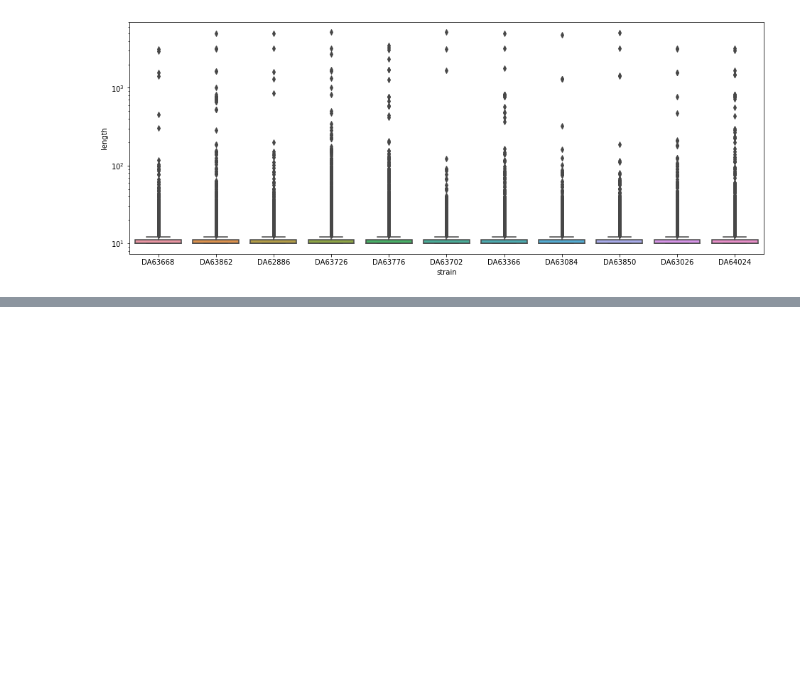
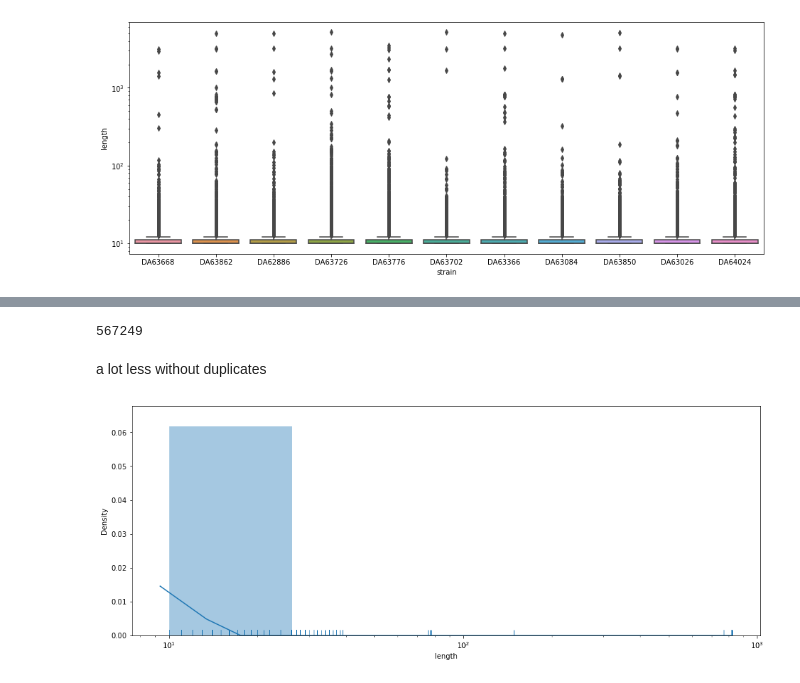
Before and after one commit to andrewgull/HeteroR, a Jupyter notebook: notebooks/repeats_summary.ipynb, the cells around one changed output, grey strips where cells are left out. Cells and saved outputs as stored; diff of their text form; code cells hidden in the pictures; blank space fills up the shorter version.

Commit message:
updates with mismatches

```diff
--- a/notebooks/repeats_summary.ipynb
+++ b/notebooks/repeats_summary.ipynb
@@ -51,13 +51,13 @@ Results look like this:
 # %%
 import glob
 
-def make_repeats_df(spacer_file):
+def make_repeats_df(spacer_file, strain_index=0):
     # remove duplicated rows!
     with open(spacer_file) as f:
         output_lines = [line.rstrip() for line in f.readlines()]
     parsed_lines = [parse_spacer(line) for line in output_lines]
     spacer_df = pd.DataFrame(columns=["record_id", "start_1", "end_1", "start_2", "end_2", "length"], data=parsed_lines)
-    spacer_df["strain"] = spacer_file.split("/")[0]
+    spacer_df["strain"] = spacer_file.split("/")[strain_index]
     return spacer_df
 
 
@@ -127,0 +136,6 @@ bxplt.set(yscale="log")
+# %%
+mismatch_output = "/home/andrei/Data/HeteroR/test_dir/GRF/DA63366/out_mismatch10/perfect.spacer.id"
+
+mismatch_df = make_repeats_df(mismatch_output, strain_index=7)
+
+mismatch_df
@@ -127,0 +156,14 @@ bxplt.set(yscale="log")
+# %%
+mismatch_df.drop_duplicates(inplace=True)
+len(mismatch_df)
+# %% [output]
+567249
+# %% [markdown]
+a lot less without duplicates
+# %%
+plt.figure(figsize=(16, 6))
+
+dstrplt = sns.distplot(mismatch_df.length, rug=True, bins=100)
+dstrplt.set(xscale="log")
+# %% [output]
+[figure, added]
```
Also changed, not shown: parts of 2 cells of this notebook, 1 other file.
